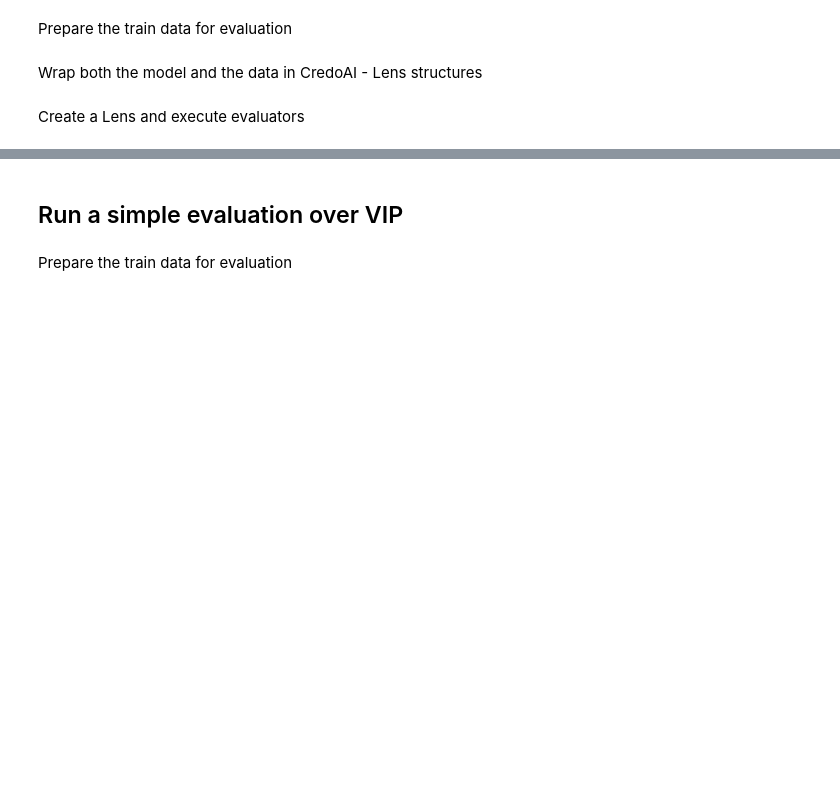
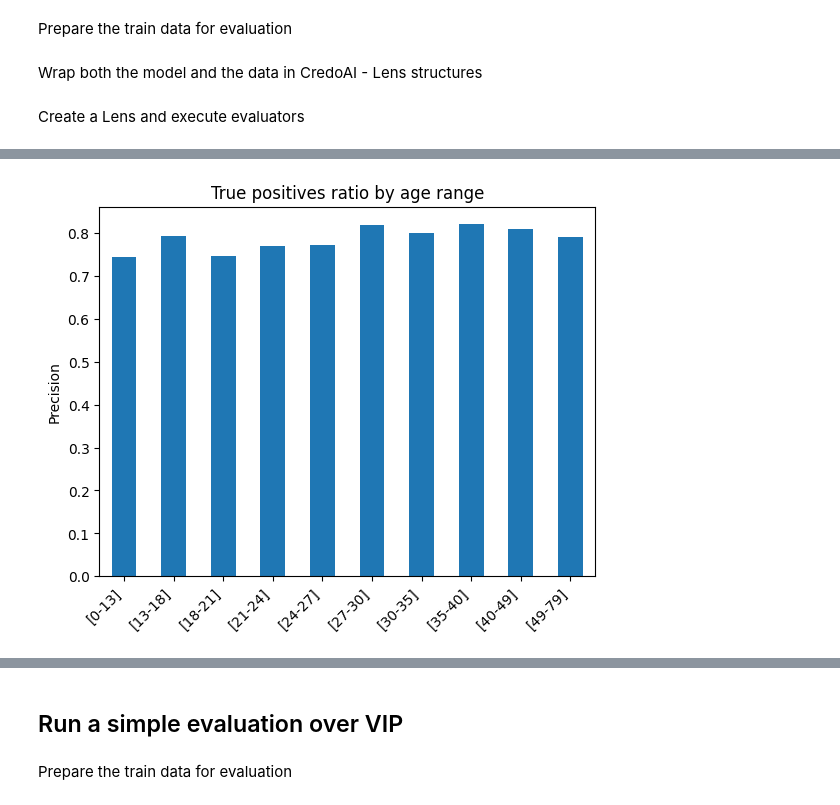
Before and after one commit to PIWEEK/ethicai, a Jupyter notebook: Spaceship Titanic/Spaceship_Titanic_assess.ipynb, the cells around one changed output, grey strips where cells are left out. Drawn from its saved outputs; the diff is of its cells as text; code cells hidden in the pictures; blank space fills up the shorter version.

Commit message:
Add charts

```diff
--- a/Spaceship Titanic/Spaceship_Titanic_assess.ipynb
+++ b/Spaceship Titanic/Spaceship_Titanic_assess.ipynb
@@ -89,3 +89,15 @@ display(fairness_results['results'][1])
+# %%
+graph = disaggr[['Age', 'value']] \
+                .head(10) \
+                .rename(columns={'value': 'Precision'})
+
+plot = graph.plot.bar(ylabel='Precision', legend=False, title='True positives ratio by age range')
+plot.set_xticklabels(graph.Age.map(lambda r: f'[{int(r.left)}-{int(r.right)}]'),
+                     rotation=45,
+                     horizontalalignment='right')
+None
+# %% [output]
+[figure, added]
 # %%
 performance_results = lens.get_results(evaluator_name='Performance')[0]
 # first dataframe is overall metrics
```
Also changed, not shown: parts of 7 cells of this notebook.
